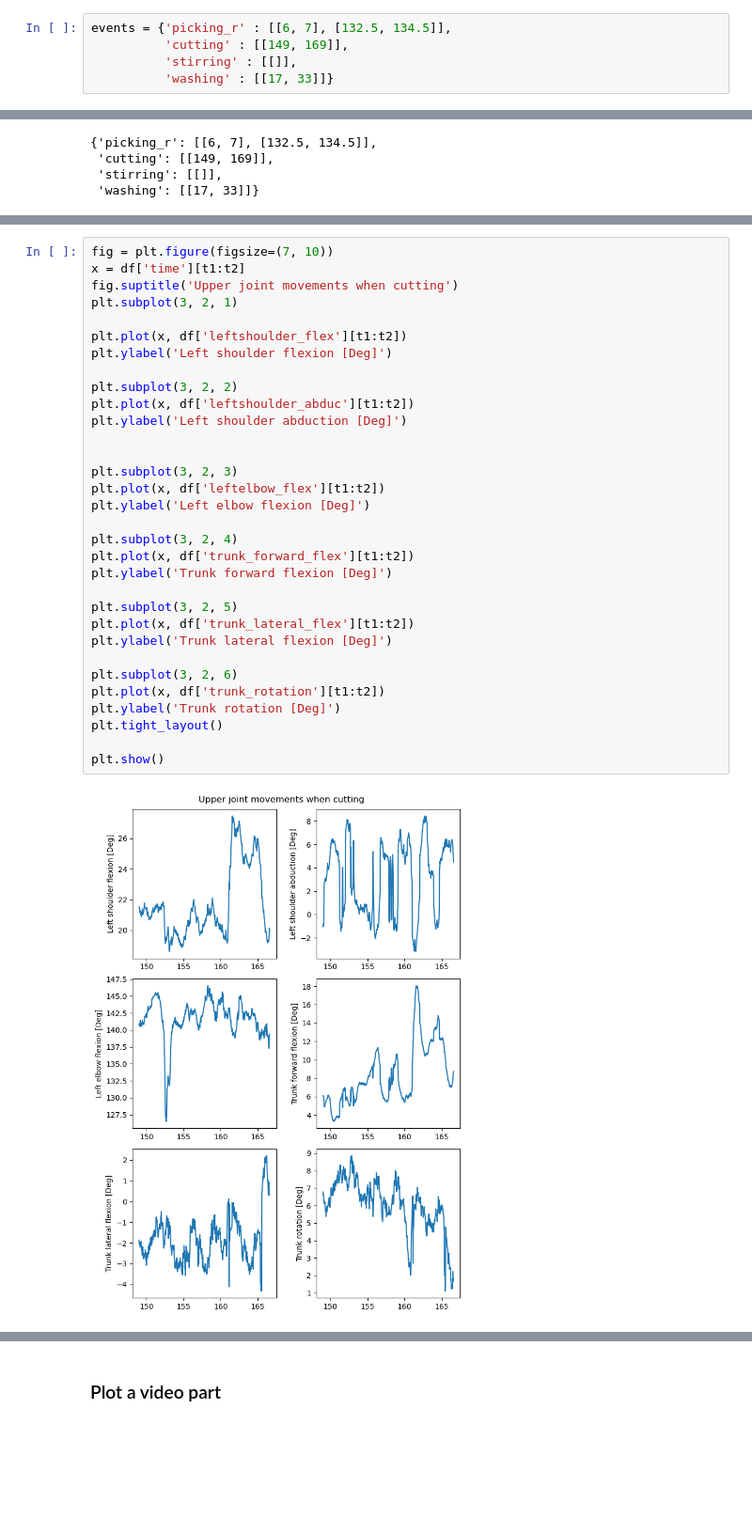
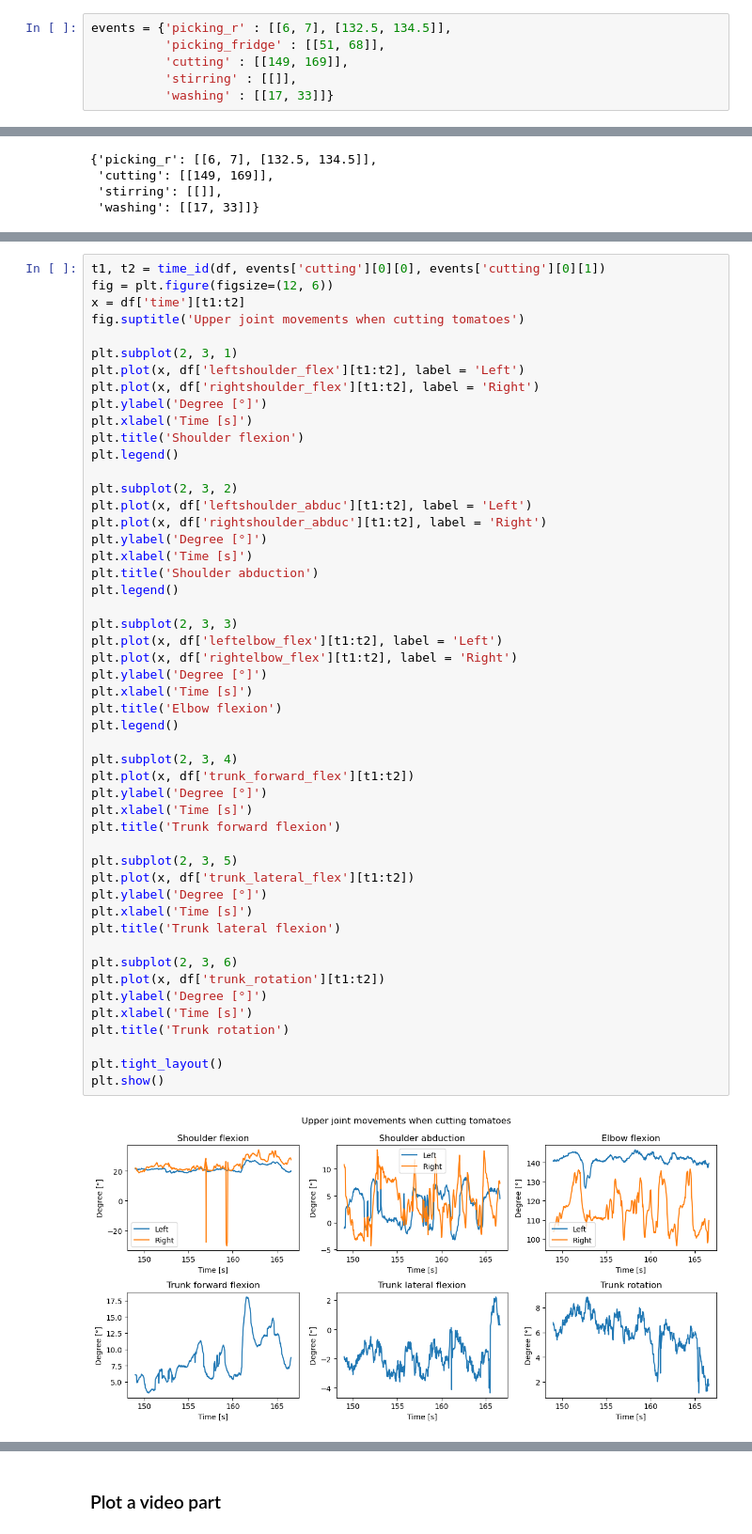
Before and after one commit to FranklinLeong/dexterity_assessment_CL, a Jupyter notebook: src/exploratory copie.ipynb, the cells around one changed output, grey strips where cells are left out. Shown at 94% size. Cells and saved outputs as stored; diff of their text form; blank space fills up the shorter version.

Commit message:
Add plots for third presentation

```diff
--- a/src/exploratory copie.ipynb
+++ b/src/exploratory copie.ipynb
@@ -125,5 +127,6 @@ Let's assume that the picking event begins when subject looks at the object of i
 # %%
 events = {'picking_r' : [[6, 7], [132.5, 134.5]],
+          'picking_fridge' : [[51, 68]],
           'cutting' : [[149, 169]],
           'stirring' : [[]],
           'washing' : [[17, 33]]}
@@ -919,34 +921,52 @@ t1, t2 = time_id(df, events['cutting'][0][0], events['cutting'][0][1])
 # %%
-fig = plt.figure(figsize=(7, 10))
+t1, t2 = time_id(df, events['cutting'][0][0], events['cutting'][0][1])
+fig = plt.figure(figsize=(12, 6))
 x = df['time'][t1:t2]
-fig.suptitle('Upper joint movements when cutting')
-plt.subplot(3, 2, 1)
+fig.suptitle('Upper joint movements when cutting tomatoes')
 
-plt.plot(x, df['leftshoulder_flex'][t1:t2])
-plt.ylabel('Left shoulder flexion [Deg]')
+plt.subplot(2, 3, 1)
+plt.plot(x, df['leftshoulder_flex'][t1:t2], label = 'Left')
+plt.plot(x, df['rightshoulder_flex'][t1:t2], label = 'Right')
+plt.ylabel('Degree [°]')
+plt.xlabel('Time [s]')
+plt.title('Shoulder flexion')
+plt.legend()
 
-plt.subplot(3, 2, 2)
-plt.plot(x, df['leftshoulder_abduc'][t1:t2])
-plt.ylabel('Left shoulder abduction [Deg]')
+plt.subplot(2, 3, 2)
+plt.plot(x, df['leftshoulder_abduc'][t1:t2], label = 'Left')
+plt.plot(x, df['rightshoulder_abduc'][t1:t2], label = 'Right')
+plt.ylabel('Degree [°]')
+plt.xlabel('Time [s]')
+plt.title('Shoulder abduction')
+plt.legend()
 
+plt.subplot(2, 3, 3)
+plt.plot(x, df['leftelbow_flex'][t1:t2], label = 'Left')
+plt.plot(x, df['rightelbow_flex'][t1:t2], label = 'Right')
+plt.ylabel('Degree [°]')
+plt.xlabel('Time [s]')
+plt.title('Elbow flexion')
+plt.legend()
 
-plt.subplot(3, 2, 3)
-plt.plot(x, df['leftelbow_flex'][t1:t2])
-plt.ylabel('Left elbow flexion [Deg]')
+plt.subplot(2, 3, 4)
+plt.plot(x, df['trunk_forward_flex'][t1:t2])
+plt.ylabel('Degree [°]')
+plt.xlabel('Time [s]')
+plt.title('Trunk forward flexion')
 
-plt.subplot(3, 2, 4)
-plt.plot(x, df['trunk_forward_flex'][t1:t2])
-plt.ylabel('Trunk forward flexion [Deg]')
+plt.subplot(2, 3, 5)
+plt.plot(x, df['trunk_lateral_flex'][t1:t2])
+plt.ylabel('Degree [°]')
+plt.xlabel('Time [s]')
+plt.title('Trunk lateral flexion')
 
-plt.subplot(3, 2, 5)
-plt.plot(x, df['trunk_lateral_flex'][t1:t2])
-plt.ylabel('Trunk lateral flexion [Deg]')
+plt.subplot(2, 3, 6)
+plt.plot(x, df['trunk_rotation'][t1:t2])
+plt.ylabel('Degree [°]')
+plt.xlabel('Time [s]')
+plt.title('Trunk rotation')
 
-plt.subplot(3, 2, 6)
-plt.plot(x, df['trunk_rotation'][t1:t2])
-plt.ylabel('Trunk rotation [Deg]')
 plt.tight_layout()
-
 plt.show()
 # %% [output]
-[figure, old version]
+[figure, new version]
```
Also changed, not shown: parts of 22 cells of this notebook, 1 other file.
